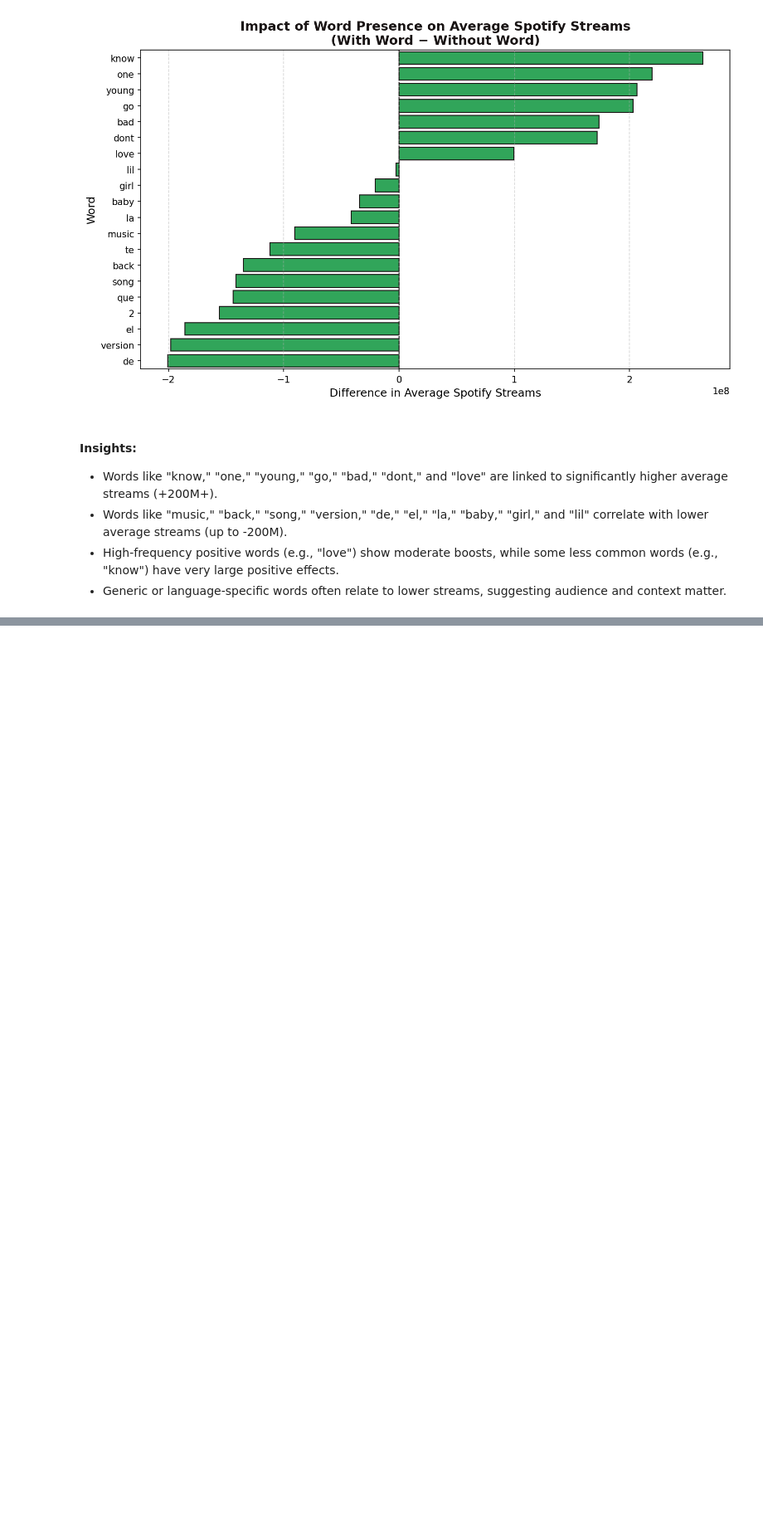
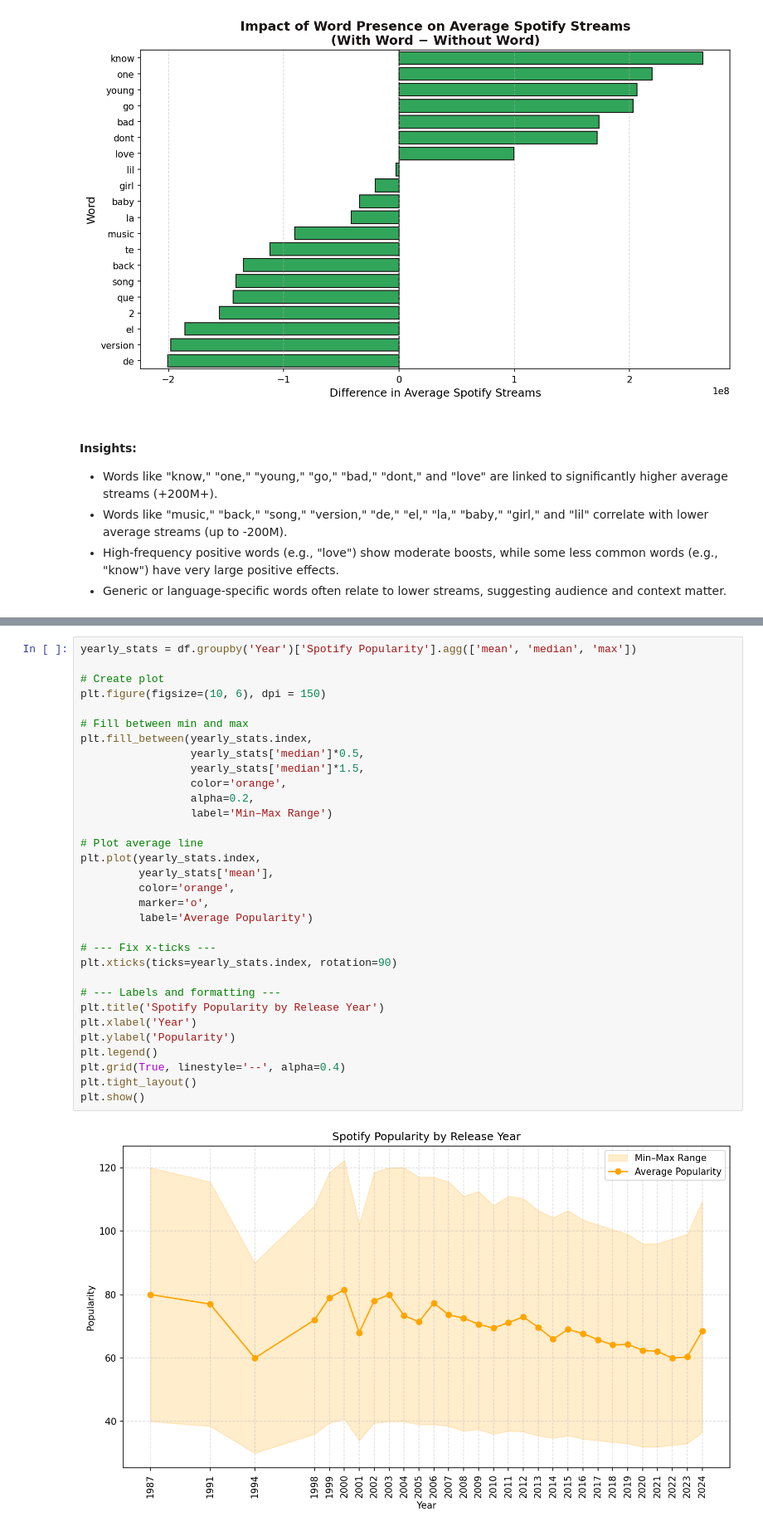
Before and after one commit to mani-atwal/Most-Streamed-Spotify-Songs-2024-Exploratory-Data-Analysis, a Jupyter notebook: final_project.ipynb, the cells around one changed output, grey strips where cells are left out. Shown at 83% size. Saved outputs shown, nothing was run; the diff lists cells and outputs as text; blank space fills up the shorter version.

```diff
--- a/final_project.ipynb
+++ b/final_project.ipynb
@@ -344,0 +559,34 @@ plt.show()
+# %%
+yearly_stats = df.groupby('Year')['Spotify Popularity'].agg(['mean', 'median', 'max'])
+
+# Create plot
+plt.figure(figsize=(10, 6), dpi = 150)
+
+# Fill between min and max
+plt.fill_between(yearly_stats.index,
+                 yearly_stats['median']*0.5,
+                 yearly_stats['median']*1.5,
+                 color='orange',
+                 alpha=0.2,
+                 label='Min–Max Range')
+
+# Plot average line
+plt.plot(yearly_stats.index,
+         yearly_stats['mean'],
+         color='orange',
+         marker='o',
+         label='Average Popularity')
+
+# --- Fix x-ticks ---
+plt.xticks(ticks=yearly_stats.index, rotation=90)
+
+# --- Labels and formatting ---
+plt.title('Spotify Popularity by Release Year')
+plt.xlabel('Year')
+plt.ylabel('Popularity')
+plt.legend()
+plt.grid(True, linestyle='--', alpha=0.4)
+plt.tight_layout()
+plt.show()
+# %% [output]
+[figure, added]
```
Also changed, not shown: parts of 18 cells of this notebook.
